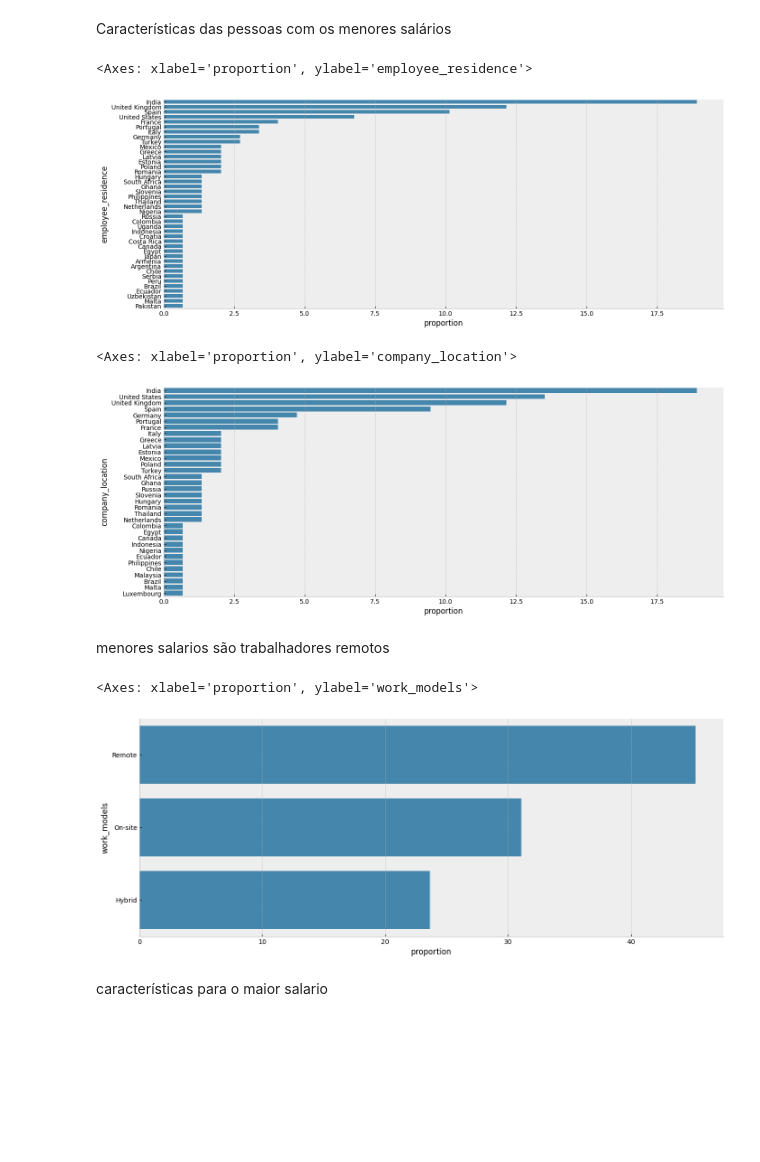
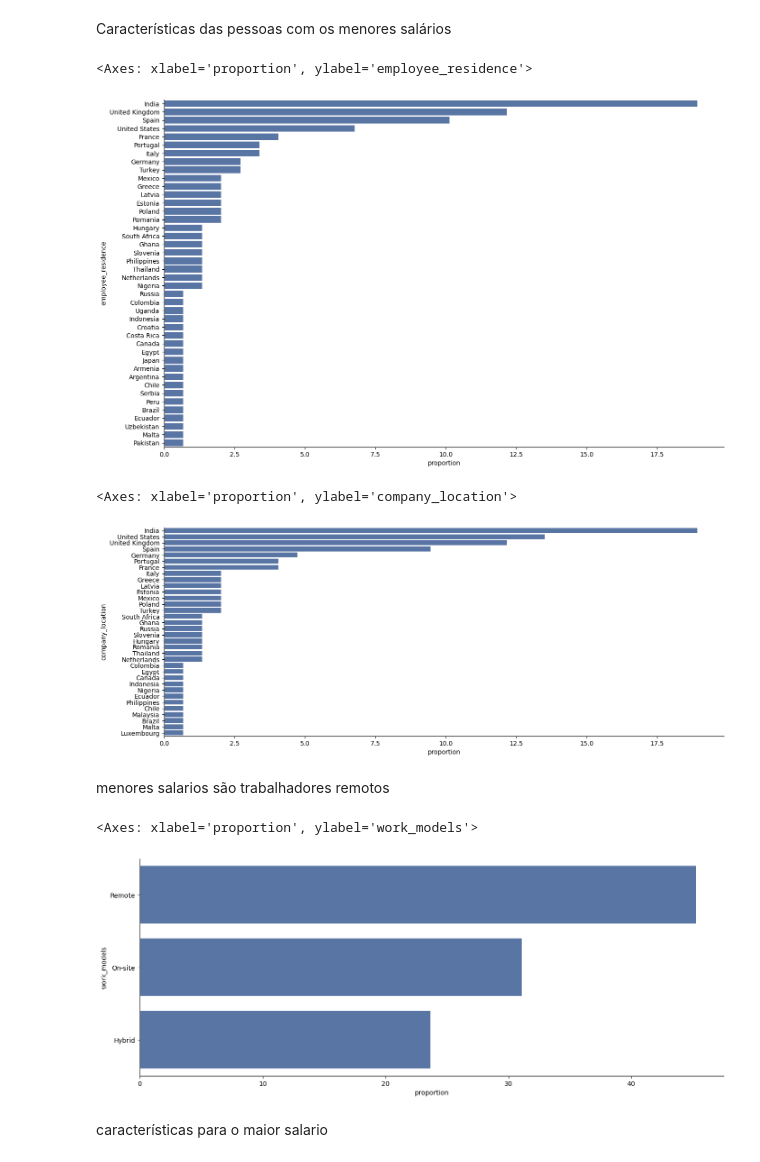
Before and after one commit to Alexandre-Esposte/dive-into-data-careers, a Jupyter notebook: notebook/data_careers_analysis.ipynb, the cells around one changed output. Saved outputs shown, nothing was run; the diff lists cells and outputs as text; code cells hidden in the pictures; blank space fills up the shorter version.

```diff
--- a/notebook/data_careers_analysis.ipynb
+++ b/notebook/data_careers_analysis.ipynb
@@ -59,7 +65,7 @@ import scipy.stats as scstats
 
 
 # Configurações globais usando rcParams
-plt.style.use('bmh')
+plt.style.use('seaborn-v0_8-deep')
 mpl.rcParams['axes.spines.right'] = False
 mpl.rcParams['axes.spines.top'] = False
 mpl.rcParams['figure.figsize'] = (16, 6)
@@ -1237,22 +1249,23 @@ maior_salario = estudo.query(f'salary_in_usd > {x_sup}')
 # %% [markdown]
 Características das pessoas com os menores salários
 # %%
+plt.figure(figsize=(16,10))
 sns.barplot(data = menor_salario['employee_residence'].value_counts(1).mul(100).to_frame().reset_index(), y='employee_residence', x='proportion')
 # %% [output]
 <Axes: xlabel='proportion', ylabel='employee_residence'>
-[figure, old version]
+[figure, new version]
 # %%
 sns.barplot(data = menor_salario['company_location'].value_counts(1).mul(100).to_frame().reset_index(), y='company_location', x='proportion')
 # %% [output]
 <Axes: xlabel='proportion', ylabel='company_location'>
-[figure, old version]
+[figure, new version]
 # %% [markdown]
 menores salarios são trabalhadores remotos
 # %%
 sns.barplot(data = menor_salario['work_models'].value_counts(1).mul(100).to_frame().reset_index(), y='work_models', x='proportion')
 # %% [output]
 <Axes: xlabel='proportion', ylabel='work_models'>
-[figure, old version]
+[figure, new version]
 # %% [markdown]
 características para o maior salario
 # %%
```
Also changed, not shown: parts of 25 cells of this notebook, 4 other files.
